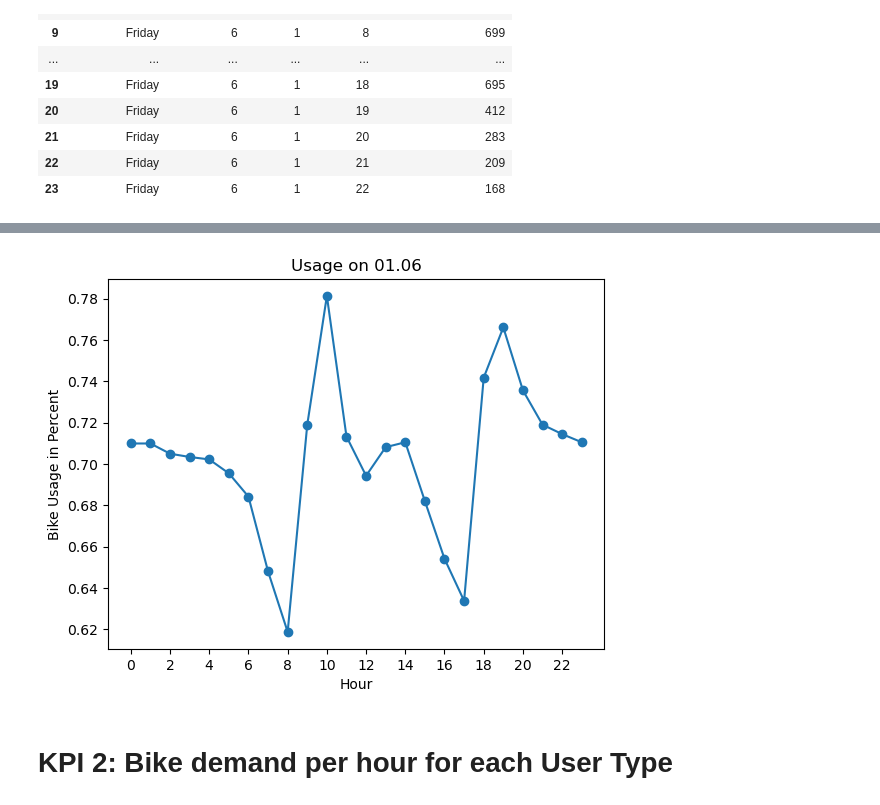
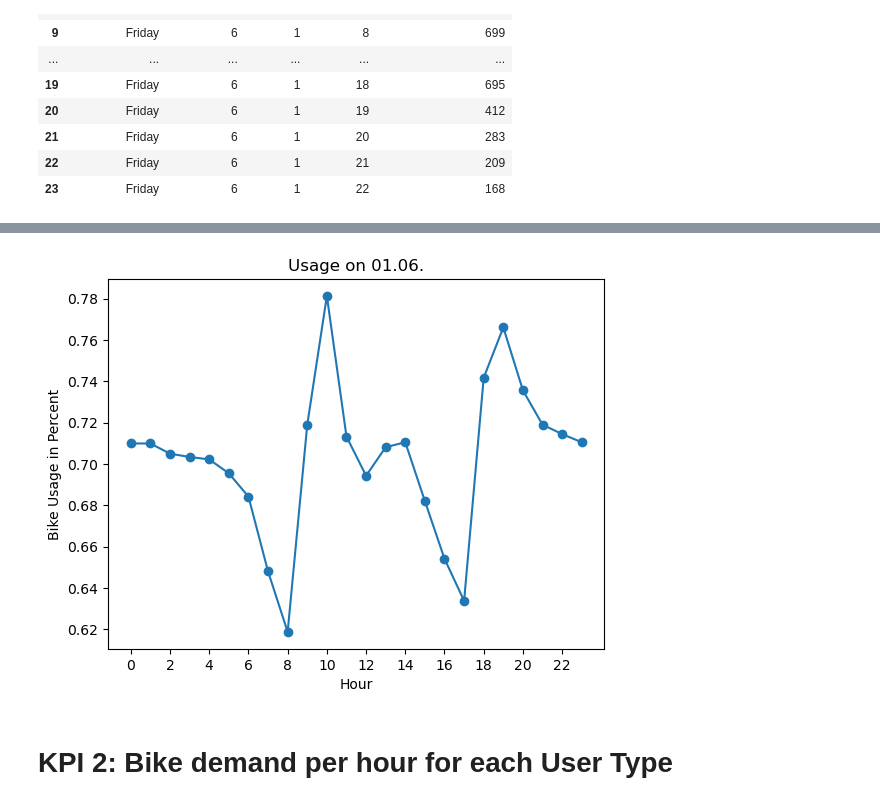
Before and after one commit to nussi049/AnalyticsApplication, a Jupyter notebook: KPI.ipynb, the cells around one changed output, grey strips where cells are left out. Drawn from its saved outputs; the diff is of its cells as text; code cells hidden in the pictures.

```diff
--- a/KPI.ipynb
+++ b/KPI.ipynb
@@ -107,11 +107,12 @@ dtype: float64
 # %%
 plt.plot(result,marker='o')
 plt.xticks(ticks = range(0,24,2));
 plt.xlabel('Hour');
 plt.ylabel('Bike Usage in Percent');
-plt.title('Usage on 01.06');
+plt.title('Usage on 01.06.');
+plt.savefig('figures/KPI_1.jpeg', dpi=300, format='jpeg')
 # %% [output]
-[figure, old version]
+[figure, new version]
 # %% [markdown]
 # KPI 2: Bike demand per hour for each User Type
 # %%
```
Also changed, not shown: parts of 4 cells of this notebook, 1 other file.
